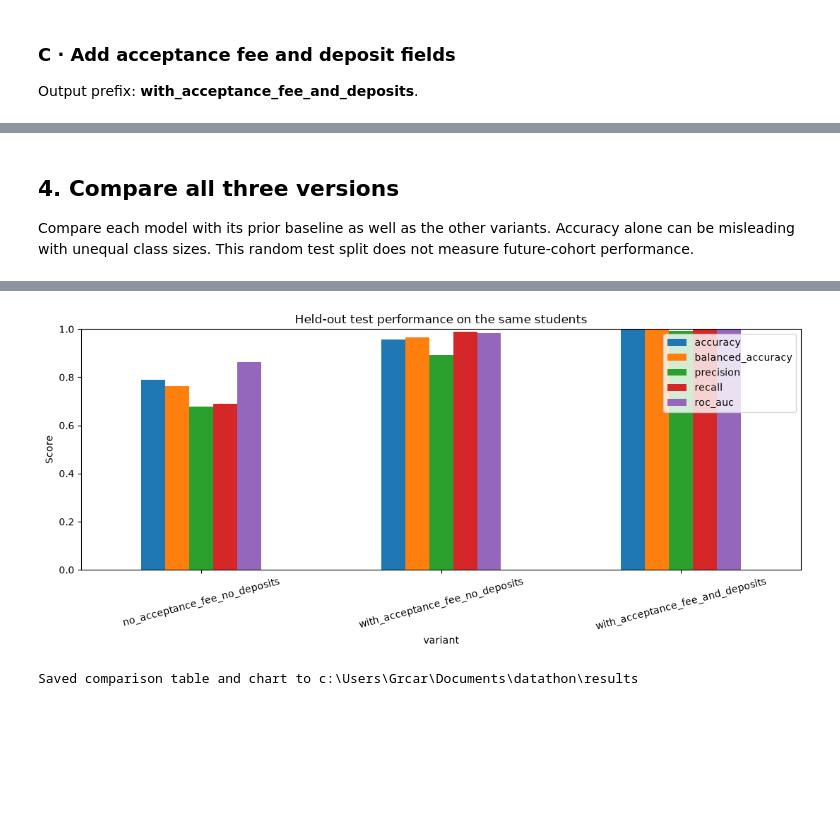
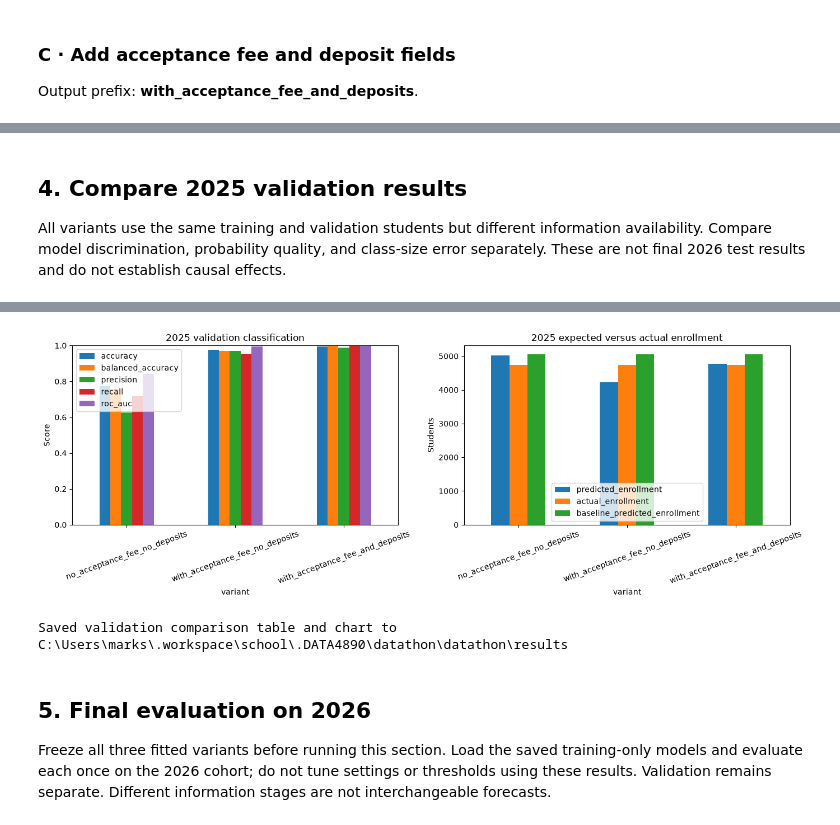
Before and after one commit to Griffin8er/datathon, a Jupyter notebook: 04_prediction_model.ipynb, the cells around one changed output, grey strips where cells are left out. Drawn from its saved outputs; the diff is of its cells as text; code cells hidden in the pictures; blank space fills up the shorter version.

Commit message:
Evaluate enrollment models on temporal entry-cohort splits

```diff
--- a/04_prediction_model.ipynb
+++ b/04_prediction_model.ipynb
@@ -421,12 +463,12 @@ variant = 'with_acceptance_fee_no_deposits'
 additional_features = MODEL_VARIANTS[variant]
 features = original_features + additional_features
 _, training, train_labels = load_split(splits["train"], features, target)
-test_frame, testing, test_labels = load_split(splits["test"], features, target)
-model_path = output_dir / f"{variant}_model.joblib"
+validation_frame, validation_features, validation_labels = load_split(splits["validation"], features, target)
+model_path = output_dir / f"{variant}_validation_model.joblib"
 
 
 display(pd.DataFrame({"model_feature": features}))
-print(f"Training shape: {training.shape}; test shape: {testing.shape}")
+print(f"Training shape: {training.shape}; validation shape: {validation_features.shape}")
 # %% [output]
 |  | model_feature |
 | 0 | visit_mo |
@@ -456,8 +498,8 @@ started = perf_counter()
 with threadpool_limits(limits=2):
     model.fit(training, train_labels)
     fit_seconds = perf_counter() - started
-    probabilities = model.predict_proba(testing)[:, 1]
+    probabilities = model.predict_proba(validation_features)[:, 1]
 
 print(f"Fitted {model.named_steps['classifier'].n_iter_} boosting iterations in {fit_seconds:.2f}s")
-display(pd.Series(probabilities, name="test_enrollment_probability").describe().to_frame())
+display(pd.Series(probabilities, name="validation_enrollment_probability").describe().to_frame())
 # %% [output]
@@ -573,12 +664,12 @@ variant = 'with_acceptance_fee_and_deposits'
 additional_features = MODEL_VARIANTS[variant]
 features = original_features + additional_features
 _, training, train_labels = load_split(splits["train"], features, target)
-test_frame, testing, test_labels = load_split(splits["test"], features, target)
-model_path = output_dir / f"{variant}_model.joblib"
+validation_frame, validation_features, validation_labels = load_split(splits["validation"], features, target)
+model_path = output_dir / f"{variant}_validation_model.joblib"
 
 
 display(pd.DataFrame({"model_feature": features}))
-print(f"Training shape: {training.shape}; test shape: {testing.shape}")
+print(f"Training shape: {training.shape}; validation shape: {validation_features.shape}")
 # %% [output]
 |  | model_feature |
 | 0 | visit_mo |
@@ -608,8 +699,8 @@ started = perf_counter()
 with threadpool_limits(limits=2):
     model.fit(training, train_labels)
     fit_seconds = perf_counter() - started
-    probabilities = model.predict_proba(testing)[:, 1]
+    probabilities = model.predict_proba(validation_features)[:, 1]
 
 print(f"Fitted {model.named_steps['classifier'].n_iter_} boosting iterations in {fit_seconds:.2f}s")
-display(pd.Series(probabilities, name="test_enrollment_probability").describe().to_frame())
+display(pd.Series(probabilities, name="validation_enrollment_probability").describe().to_frame())
 # %% [output]
@@ -718,21 +858,35 @@ display(pd.DataFrame({"saved_file": [model_path.name, f"{variant}_metrics.json",
 | 1 | with_acceptance_fee_and_deposits_... |
 | 2 | with_acceptance_fee_and_deposits_... |
 # %% [markdown]
-## 4. Compare all three versions
-Compare each model with its prior baseline as well as the other variants. Accuracy alone can be misleading with unequal class sizes. This random test split does not measure future-cohort performance.
+## 4. Compare 2025 validation results
+All variants use the same training and validation students but different information availability. Compare model discrimination, probability quality, and class-size error separately. These are not final 2026 test results and do not establish causal effects.
 # %%
-comparison = pd.DataFrame([{ "variant": name, "feature_count": len(report["selected_features"]), **{key: value for key, value in report["test_metrics"].items() if key != "confusion_matrix"}} for name, report in reports.items()]).set_index("variant")
-comparison.to_csv(output_dir / "model_comparison.csv")
+comparison = pd.DataFrame([
+    {
+        "variant": name,
+        "feature_count": len(report["selected_features"]),
+        **{key: value for key, value in report["validation_metrics"].items() if key != "confusion_matrix"},
+        **report["validation_forecast"],
+        "baseline_predicted_enrollment": report["prior_baseline_forecast"]["predicted_enrollment"],
+        "baseline_forecast_error": report["prior_baseline_forecast"]["forecast_error"],
+        "baseline_percent_error": report["prior_baseline_forecast"]["percent_error"],
+    }
+    for name, report in reports.items()
+]).set_index("variant")
+comparison.to_csv(output_dir / "validation_model_comparison.csv")
 display(comparison)
-figure, axis = plt.subplots(figsize=(11, 5))
-comparison[["accuracy", "balanced_accuracy", "precision", "recall", "roc_auc"]].plot.bar(ax=axis)
-axis.set(ylim=(0, 1), ylabel="Score", title="Held-out test performance on the same students")
-axis.tick_params(axis="x", labelrotation=15)
+figure, axes = plt.subplots(1, 2, figsize=(14, 5))
+comparison[["accuracy", "balanced_accuracy", "precision", "recall", "roc_auc"]].plot.bar(ax=axes[0])
+axes[0].set(ylim=(0, 1), ylabel="Score", title="2025 validation classification")
+comparison[["predicted_enrollment", "actual_enrollment", "baseline_predicted_enrollment"]].plot.bar(ax=axes[1])
+axes[1].set(ylim=(0, None), ylabel="Students", title="2025 expected versus actual enrollment")
+for axis in axes:
+    axis.tick_params(axis="x", labelrotation=20)
 figure.tight_layout()
-figure.savefig(output_dir / "model_comparison.png", dpi=180)
+figure.savefig(output_dir / "validation_model_comparison.png", dpi=180)
 display(figure)
 plt.close(figure)
-print(f"Saved comparison table and chart to {output_dir}")
+print(f"Saved validation comparison table and chart to {output_dir}")
 # %% [output]
 |  | feature_count | accuracy | balanced_accuracy | precision | recall | f1 | roc_auc | average_precision | ... |
 | variant |  |  |  |  |  |  |  |  | ... |
@@ -742,2 +896,5 @@ print(f"Saved comparison table and chart to {output_dir}")
-[figure, old version]
+[figure, new version]
-Saved comparison table and chart to c:\Users\Grcar\Documents\datathon\results
+Saved validation comparison table and chart to C:\Users\marks\.workspace\school\.DATA4890\datathon\datathon\results
+# %% [markdown]
+## 5. Final evaluation on 2026
+Freeze all three fitted variants before running this section. Load the saved training-only models and evaluate each once on the 2026 cohort; do not tune settings or thresholds using these results. Validation remains separate. Different information stages are not interchangeable forecasts.
```
Also changed, not shown: parts of 38 cells of this notebook, 2 other files.
